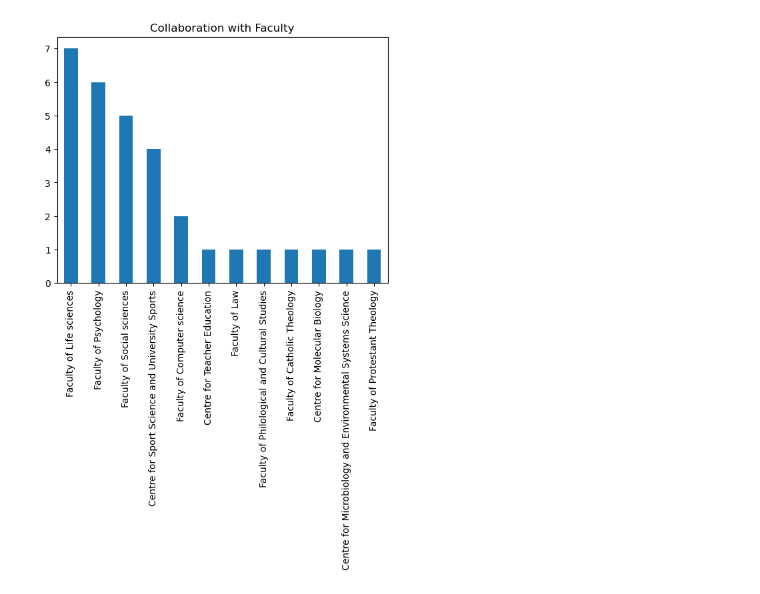
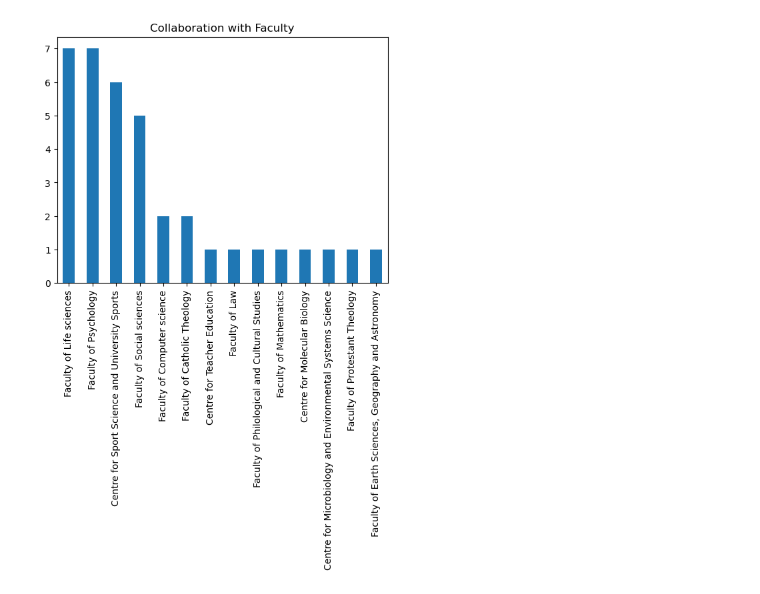
Before and after one commit to lakhi/health_in_society_research_network, a Jupyter notebook: notebooks/alluvial_plots.ipynb, the cells around one changed output. Cells and saved outputs as stored; diff of their text form; code cells hidden in the pictures.

```diff
--- a/notebooks/alluvial_plots.ipynb
+++ b/notebooks/alluvial_plots.ipynb
@@ -31,11 +33,11 @@ plt.show()
 # %%
-collab_fac_combined = pd.concat([df['collab_fac1'], df['collab_fac2']])
+collab_fac_combined = pd.concat([df['collab_fac1'], df['collab_fac2'], df['collab_fac3']])
 collab_fac_combined = collab_fac_combined.dropna()
 collab_fac_combined.value_counts().plot(kind='bar')
 plt.title('Collaboration with Faculty')
 plt.show()
 # %% [output]
-[figure, old version]
+[figure, new version]
 # %%
 # ideas for alluvial plot:
 # faculty -> combined collab fac 1 and 2
```
Also changed, not shown: parts of 10 cells of this notebook, 2 other files.
